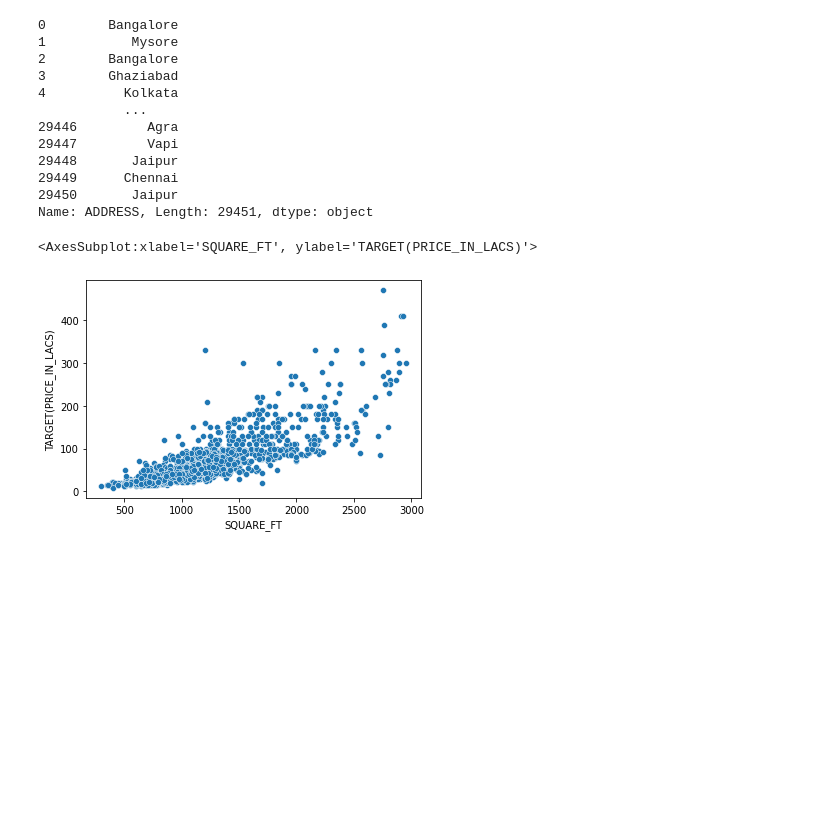
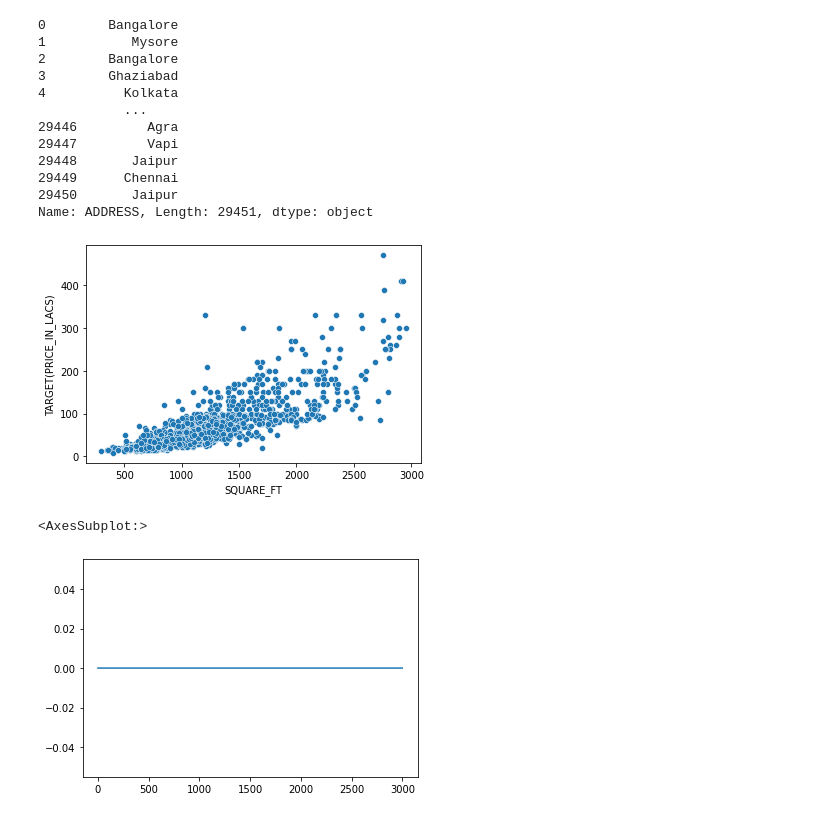
Before and after one commit to Stephenthomas794/homePrice, a Jupyter notebook: notebooks/prices.ipynb, the cells around one changed output. Drawn from its saved outputs; the diff is of its cells as text; code cells hidden in the pictures; blank space fills up the shorter version.

```diff
--- a/notebooks/prices.ipynb
+++ b/notebooks/prices.ipynb
@@ -40,7 +40,15 @@ kolkata_df = df[
     (df.ADDRESS.str.contains('Kolkata', regex=False)) &
     (df['TARGET(PRICE_IN_LACS)'] < 500)
 ]
-sns.scatterplot(data=kolkata_df, x="SQUARE_FT", y="TARGET(PRICE_IN_LACS)")
+graph = sns.scatterplot(data=kolkata_df, x="SQUARE_FT", y="TARGET(PRICE_IN_LACS)")
 # %% [output]
-<AxesSubplot:xlabel='SQUARE_FT', ylabel='TARGET(PRICE_IN_LACS)'>
 [figure]
+# %%
+newlist = [0 for x in range(3000)]
+jacklist = [1 for x in range(3000)]
+
+sns.lineplot(data=newlist)
+#sns.lineplot(data=newlist)
+# %% [output]
+<AxesSubplot:>
+[figure, added]
```
Also changed, not shown: parts of 2 cells of this notebook.
